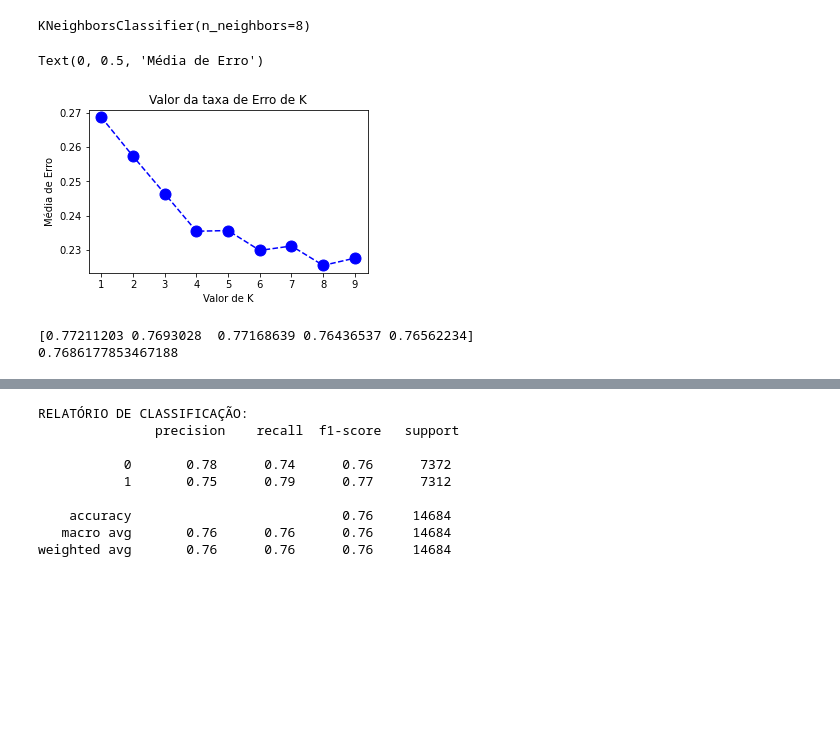
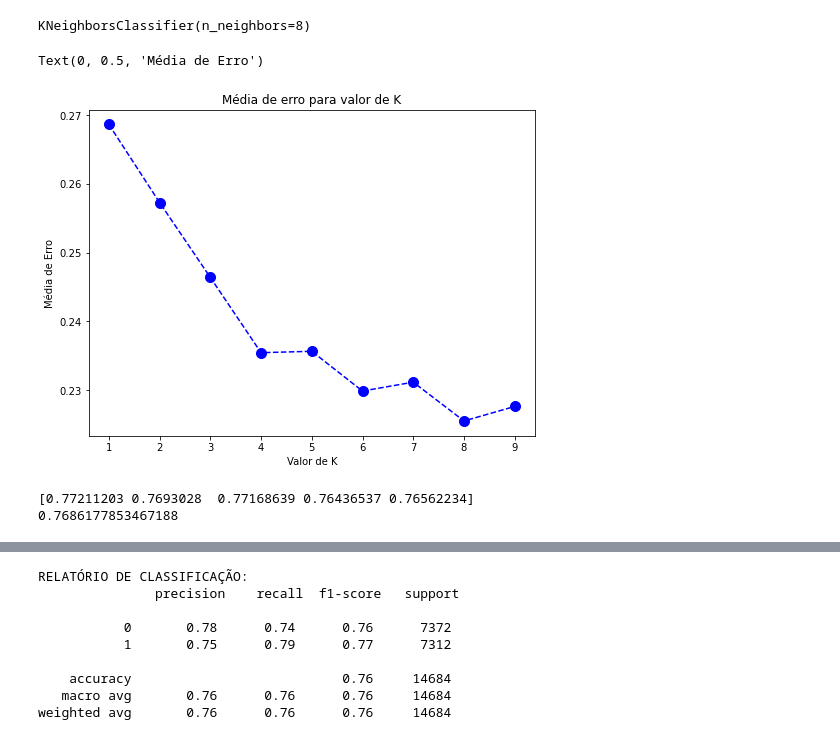
Before and after one commit to AbnerBissolli/Malicious-DNS-Detection, a Jupyter notebook: jupyter-notebooks/[04] [03] Classifier KNN.ipynb, the cells around one changed output, grey strips where cells are left out. Drawn from its saved outputs; the diff is of its cells as text; code cells hidden in the pictures; blank space fills up the shorter version.

```diff
--- a/jupyter-notebooks/[04] [03] Classifier KNN.ipynb
+++ b/jupyter-notebooks/[04] [03] Classifier KNN.ipynb
@@ -50,12 +40,0 @@ for i in range(1, 10):
-# %%
-# GRÁFICO DO MELHOR VALOR DE K
-
-plt.figure(figsize=(5, 3))
-plt.plot(range(1, 10), error, color='blue', linestyle='dashed', marker='o',
-         markerfacecolor='blue', markersize=11)
-plt.title('Valor da taxa de Erro de K')
-plt.xlabel('Valor de K')
-plt.ylabel('Média de Erro')
-# %% [output]
-Text(0, 0.5, 'Média de Erro')
-[figure, removed]
@@ -65,11 +40,0 @@ y_pred = classifier.predict(X_test)
-# %%
-#CROSS VALIDATION
-results = cross_val_score(classifier, X_train, y_train, cv=5, scoring="accuracy")
-
-# imprime acuracia para cada um dos 5 fold
-print(results)
-# imprime media
-print(np.mean(results))
-# %% [output]
-[0.77211203 0.7693028  0.77168639 0.76436537 0.76562234]
-0.7686177853467188
@@ -75,0 +50,22 @@ print(np.mean(results))
+# %%
+# GRÁFICO DO MELHOR VALOR DE K
+
+plt.figure(figsize=(8, 6))
+plt.plot(range(1, 10), error, color='blue', linestyle='dashed', marker='o',
+         markerfacecolor='blue', markersize=10)
+plt.title('Média de erro para valor de K')
+plt.xlabel('Valor de K')
+plt.ylabel('Média de Erro')
+# %% [output]
+Text(0, 0.5, 'Média de Erro')
+[figure, added]
+# %%
+#CROSS VALIDATION
+results = cross_val_score(classifier, X_train, y_train, cv=5, scoring="accuracy")
+# Acuracia para cada um dos 5 fold
+print(results)
+# Media Acuracia
+print(np.mean(results))
+# %% [output]
+[0.77211203 0.7693028  0.77168639 0.76436537 0.76562234]
+0.7686177853467188
```
Also changed, not shown: parts of 17 cells of this notebook.
